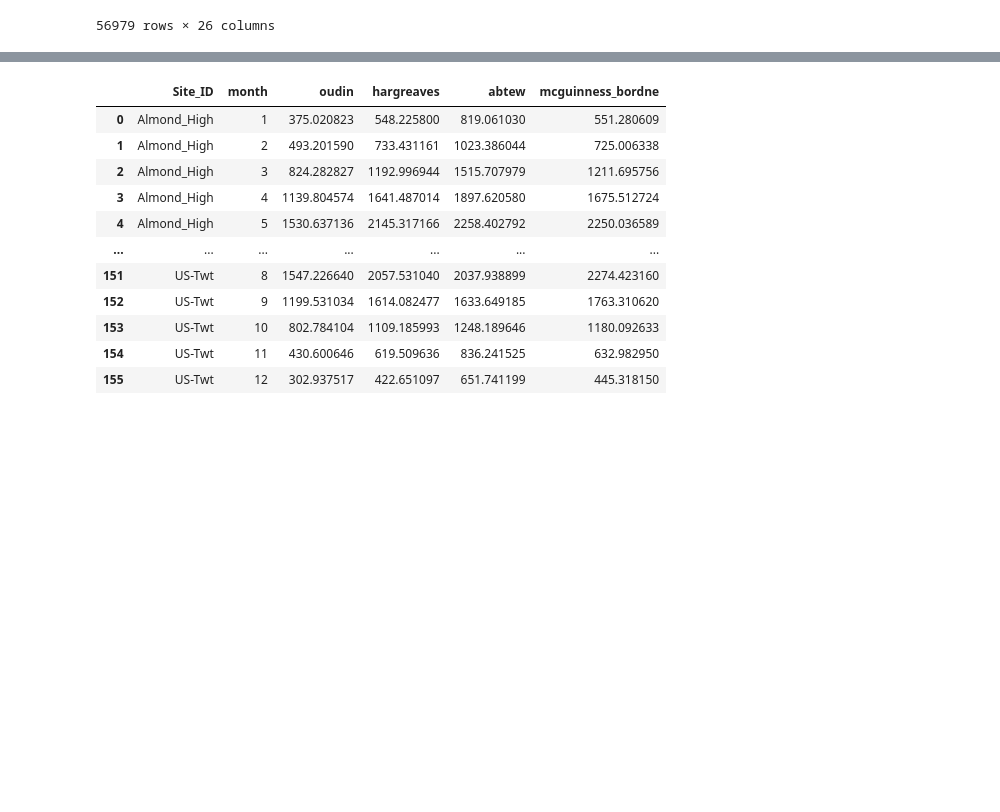
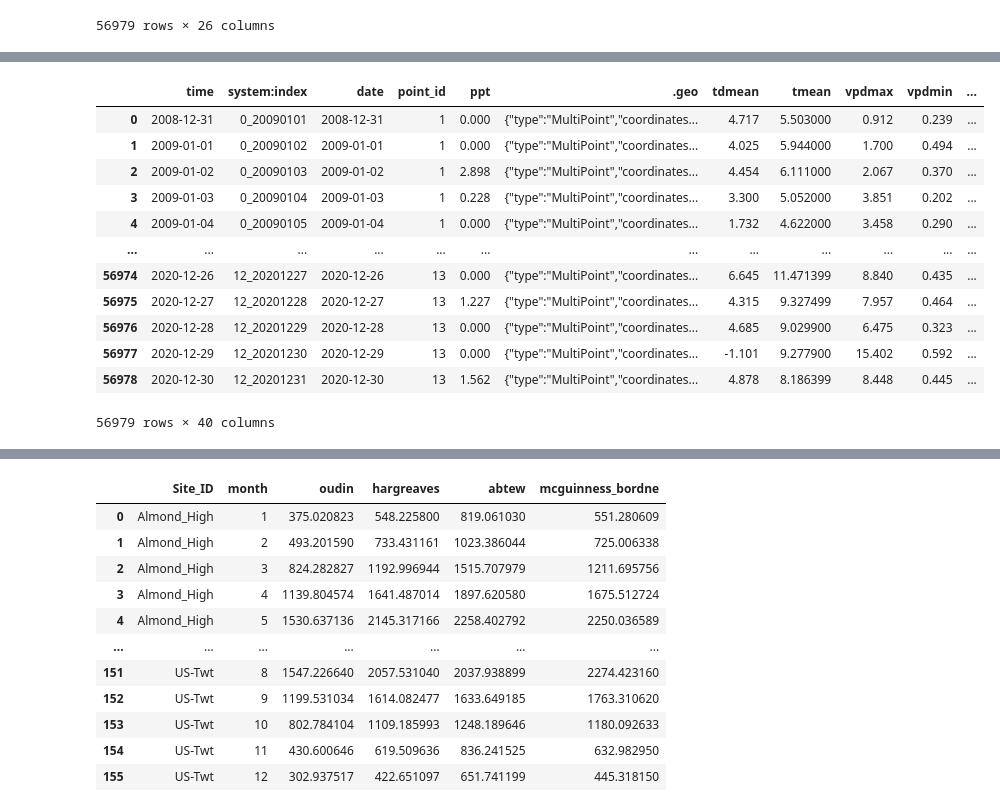
Before and after one commit to mahdi98mnm/download_PRISM_data, a Jupyter notebook: PRISM_tmin_stable_4kmD2_20160612_nc/calculate_ETo.ipynb, the cells around one changed output, grey strips where cells are left out. Saved outputs shown, nothing was run; the diff lists cells and outputs as text; code cells hidden in the pictures; blank space fills up the shorter version.

```diff
--- a/PRISM_tmin_stable_4kmD2_20160612_nc/calculate_ETo.ipynb
+++ b/PRISM_tmin_stable_4kmD2_20160612_nc/calculate_ETo.ipynb
@@ -318,0 +376,78 @@ prism_data_daily.columns.values.tolist()
+# %%
+def budyko(pet, p):
+    # from Budyko 1958
+    # p,pet = X
+    if p == 0:
+        x = 0
+    else:
+        x = (1 + (0.5 * (pet / p)** (-1.5)))**(-1)
+        # x = np.sqrt(((pet/p)*np.tanh(p/pet))*(1-np.exp(-pet/p)))
+    return x
+
+
+def aet(ratio, p):
+  return ratio * p
+# %%
+# array_p = result["ppt"].to_numpy()
+
+# array_pet_oudin = result["oudin"].to_numpy()
+# array_pet_hargreaves = result["hargreaves"].to_numpy()
+# array_pet_abtew = result["abtew"].to_numpy()
+# array_pet_mcguinness_bordne = result["mcguinness_bordne"].to_numpy()
+
+
+
+# ratio_budyko_oudin = np.vectorize(budyko)(array_pet_oudin, array_p)
+# aet_budyko_oudin = np.vectorize(lambda r, p: r * p)(r = ratio_budyko_oudin, p = array_p)
+
+# ratio_budyko_hargreaves = np.vectorize(budyko)(array_pet_hargreaves, array_p)
+# aet_budyko_hargreaves = np.vectorize(lambda r, p: r * p)(r = ratio_budyko_hargreaves, p = array_p)
+
+# ratio_budyko_abtew = np.vectorize(budyko)(array_pet_abtew, array_p)
+# aet_budyko_abtew = np.vectorize(lambda r, p: r * p)(r = ratio_budyko_abtew, p = array_p)
+
+# ratio_budyko__mcguinness_bordne = np.vectorize(budyko)(array_pet_mcguinness_bordne, array_p)
+# aet_budyko__mcguinness_bordne = np.vectorize(lambda r, p: r * p)(r = ratio_budyko__mcguinness_bordne, p = array_p)
+
+
+
+result['ratio_budyko_oudin'] = result.apply(lambda row: budyko(row['oudin'], row["ppt"]), axis=1)
+
+result['aet_budyko_oudin'] = result.apply(lambda row: aet(row['ratio_budyko_oudin'], row["ppt"]), axis=1)
+
+
+result['ratio_budyko_hargreaves'] = result.apply(lambda row: budyko(row['hargreaves'], row["ppt"]), axis=1)
+
+result['aet_budyko_hargreaves'] = result.apply(lambda row: aet(row['ratio_budyko_hargreaves'], row["ppt"]), axis=1)
+
+
+result['ratio_budyko_abtew'] = result.apply(lambda row: budyko(row['abtew'], row["ppt"]), axis=1)
+
+result['aet_budyko_abtew'] = result.apply(lambda row: aet(row['ratio_budyko_abtew'], row["ppt"]), axis=1)
+
+
+result['ratio_budyko_mcguinness_bordne'] = result.apply(lambda row: budyko(row['mcguinness_bordne'], row["ppt"]), axis=1)
+
+result['aet_budyko_mcguinness_bordne'] = result.apply(lambda row: aet(row['ratio_budyko_mcguinness_bordne'], row["ppt"]), axis=1)
+
+
+result
+
+# result['aet_budyko_oudin'] = aet_budyko_oudin
+# result['aet_budyko_hargreaves'] = aet_budyko_hargreaves
+# result['aet_budyko_abtew'] = aet_budyko_abtew
+# result['aet_budyko__mcguinness_bordne'] = aet_budyko__mcguinness_bordne
+# %% [output]
+|  | time | system:index | date | point_id | ppt | .geo | tdmean | tmean | vpdmax | vpdmin | ... |
+| 0 | 2008-12-31 | 0_20090101 | 2008-12-31 | 1 | 0.000 | {"type":"MultiPoint","coordinates... | 4.717 | 5.503000 | 0.912 | 0.239 | ... |
+| 1 | 2009-01-01 | 0_20090102 | 2009-01-01 | 1 | 0.000 | {"type":"MultiPoint","coordinates... | 4.025 | 5.944000 | 1.700 | 0.494 | ... |
+| 2 | 2009-01-02 | 0_20090103 | 2009-01-02 | 1 | 2.898 | {"type":"MultiPoint","coordinates... | 4.454 | 6.111000 | 2.067 | 0.370 | ... |
+| 3 | 2009-01-03 | 0_20090104 | 2009-01-03 | 1 | 0.228 | {"type":"MultiPoint","coordinates... | 3.300 | 5.052000 | 3.851 | 0.202 | ... |
+| 4 | 2009-01-04 | 0_20090105 | 2009-01-04 | 1 | 0.000 | {"type":"MultiPoint","coordinates... | 1.732 | 4.622000 | 3.458 | 0.290 | ... |
+| ... | ... | ... | ... | ... | ... | ... | ... | ... | ... | ... | ... |
+| 56974 | 2020-12-26 | 12_20201227 | 2020-12-26 | 13 | 0.000 | {"type":"MultiPoint","coordinates... | 6.645 | 11.471399 | 8.840 | 0.435 | ... |
+| 56975 | 2020-12-27 | 12_20201228 | 2020-12-27 | 13 | 1.227 | {"type":"MultiPoint","coordinates... | 4.315 | 9.327499 | 7.957 | 0.464 | ... |
+| 56976 | 2020-12-28 | 12_20201229 | 2020-12-28 | 13 | 0.000 | {"type":"MultiPoint","coordinates... | 4.685 | 9.029900 | 6.475 | 0.323 | ... |
+| 56977 | 2020-12-29 | 12_20201230 | 2020-12-29 | 13 | 0.000 | {"type":"MultiPoint","coordinates... | -1.101 | 9.277900 | 15.402 | 0.592 | ... |
+| 56978 | 2020-12-30 | 12_20201231 | 2020-12-30 | 13 | 1.562 | {"type":"MultiPoint","coordinates... | 4.878 | 8.186399 | 8.448 | 0.445 | ... |
+56979 rows × 40 columns
```
Also changed, not shown: parts of 12 cells of this notebook.
